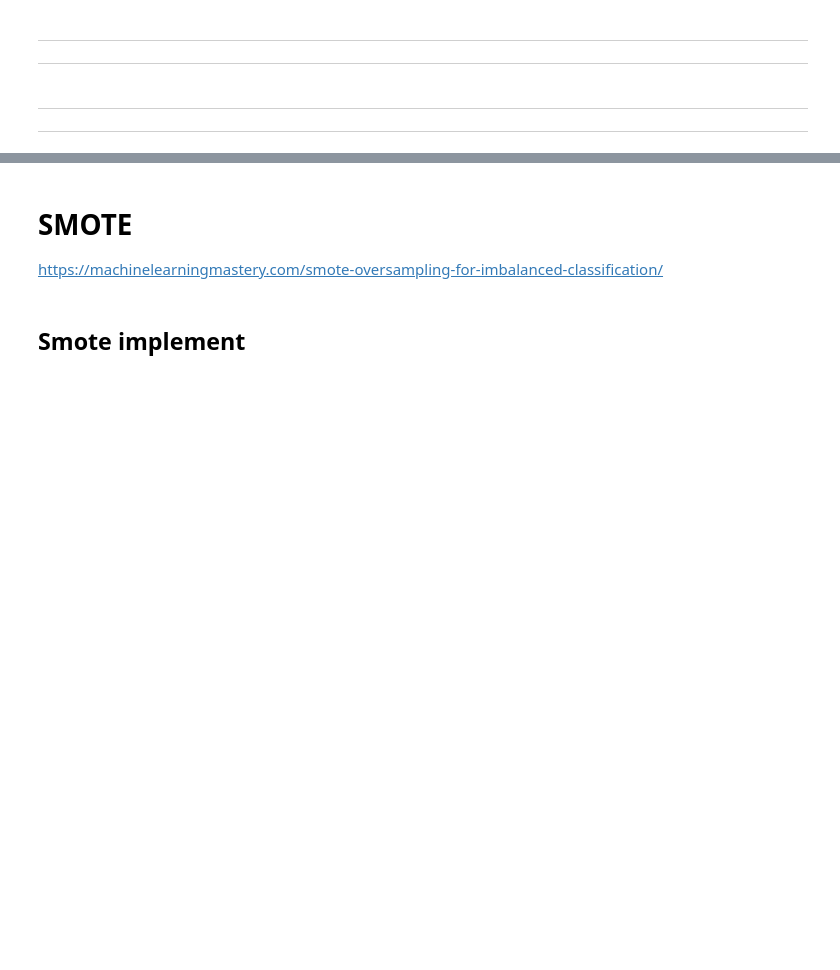
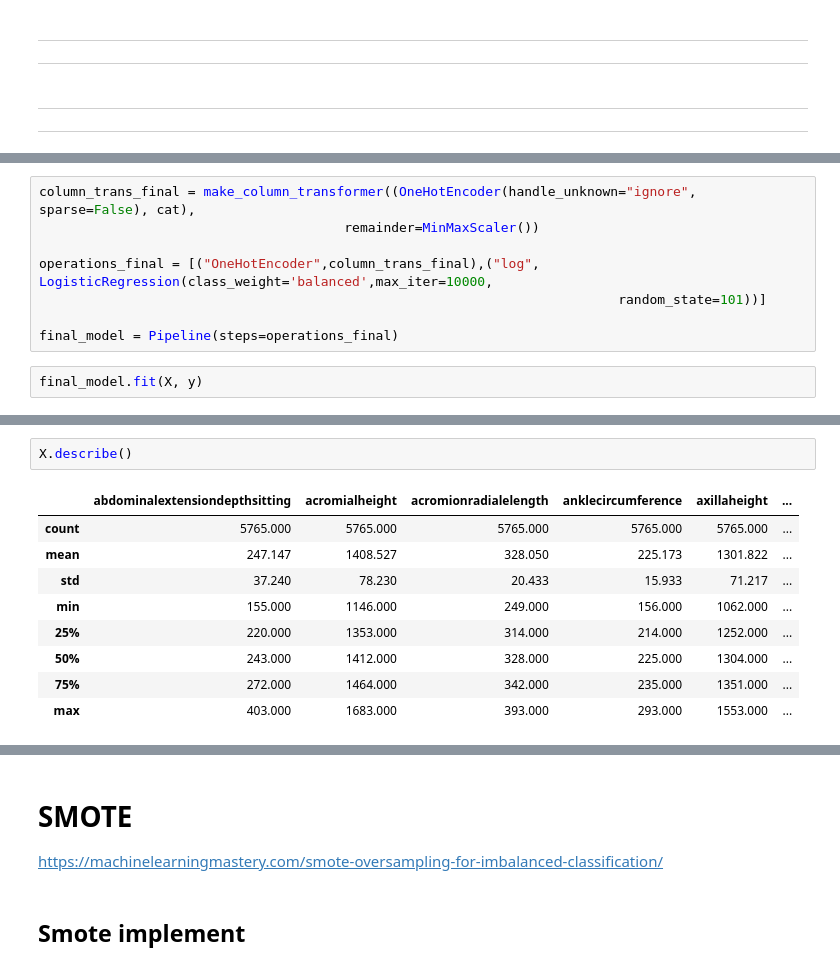
Before and after one commit to habip-bingol/Projects, a Jupyter notebook: ML_Projects/Soldier_Race_Project/soldier_race_project.ipynb, the cells around one changed output, grey strips where cells are left out. Cells and saved outputs as stored; diff of their text form; blank space fills up the shorter version.

```diff
--- a/ML_Projects/Soldier_Race_Project/soldier_race_project.ipynb
+++ b/ML_Projects/Soldier_Race_Project/soldier_race_project.ipynb
@@ -1201,0 +1207,10 @@ plt.show()
+# %%
+column_trans_final = make_column_transformer((OneHotEncoder(handle_unknown="ignore", sparse=False), cat),
+                                       remainder=MinMaxScaler())
+
+operations_final = [("OneHotEncoder",column_trans_final),("log", LogisticRegression(class_weight='balanced',max_iter=10000,
+                                                                          random_state=101))]
+
+final_model = Pipeline(steps=operations_final)
+# %%
+final_model.fit(X, y)
@@ -1201,0 +1227,12 @@ plt.show()
+# %%
+X.describe()
+# %% [output]
+|  | abdominalextensiondepthsitting | acromialheight | acromionradialelength | anklecircumference | axillaheight | ... |
+| count | 5765.000 | 5765.000 | 5765.000 | 5765.000 | 5765.000 | ... |
+| mean | 247.147 | 1408.527 | 328.050 | 225.173 | 1301.822 | ... |
+| std | 37.240 | 78.230 | 20.433 | 15.933 | 71.217 | ... |
+| min | 155.000 | 1146.000 | 249.000 | 156.000 | 1062.000 | ... |
+| 25% | 220.000 | 1353.000 | 314.000 | 214.000 | 1252.000 | ... |
+| 50% | 243.000 | 1412.000 | 328.000 | 225.000 | 1304.000 | ... |
+| 75% | 272.000 | 1464.000 | 342.000 | 235.000 | 1351.000 | ... |
+| max | 403.000 | 1683.000 | 393.000 | 293.000 | 1553.000 | ... |
```
Also changed, not shown: parts of 71 cells of this notebook.
